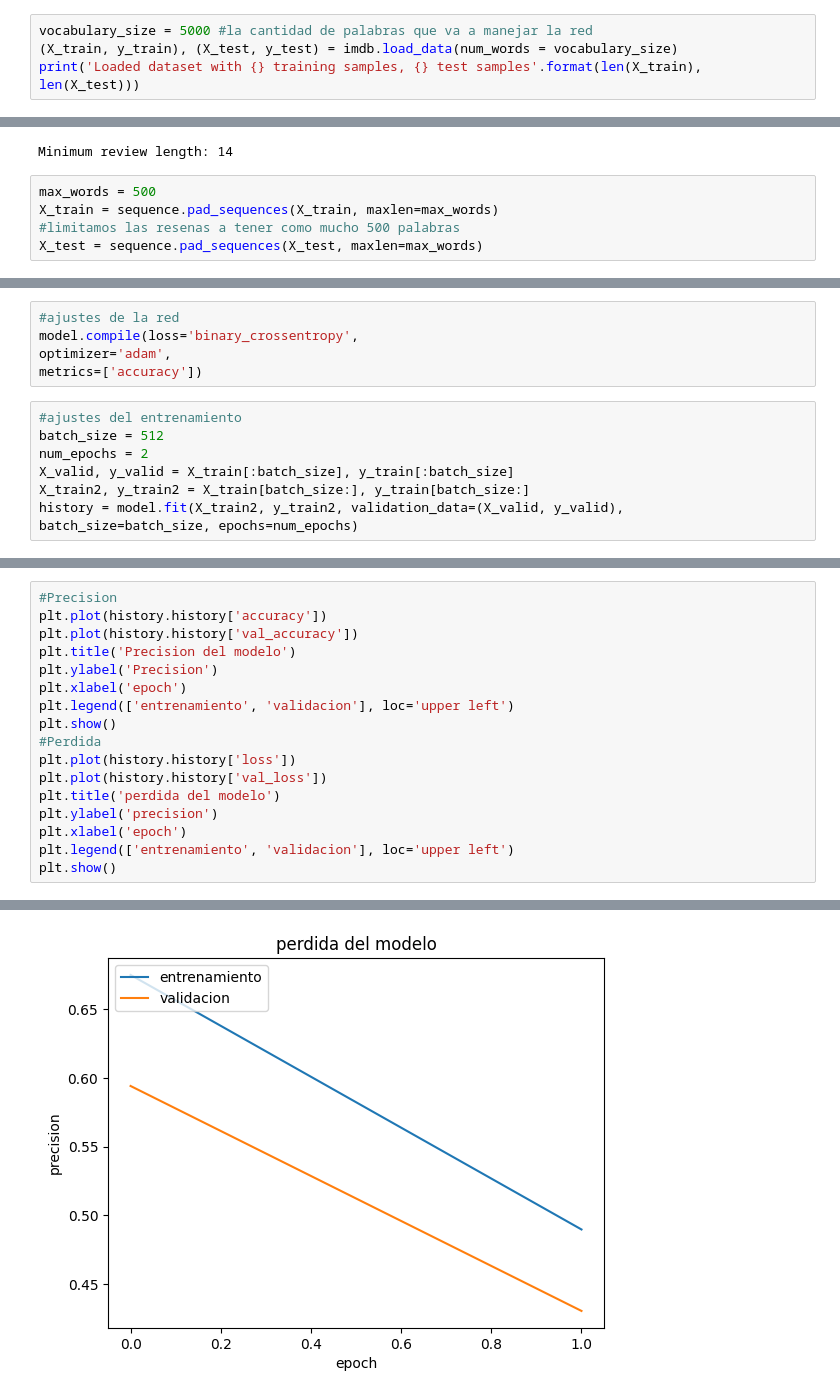
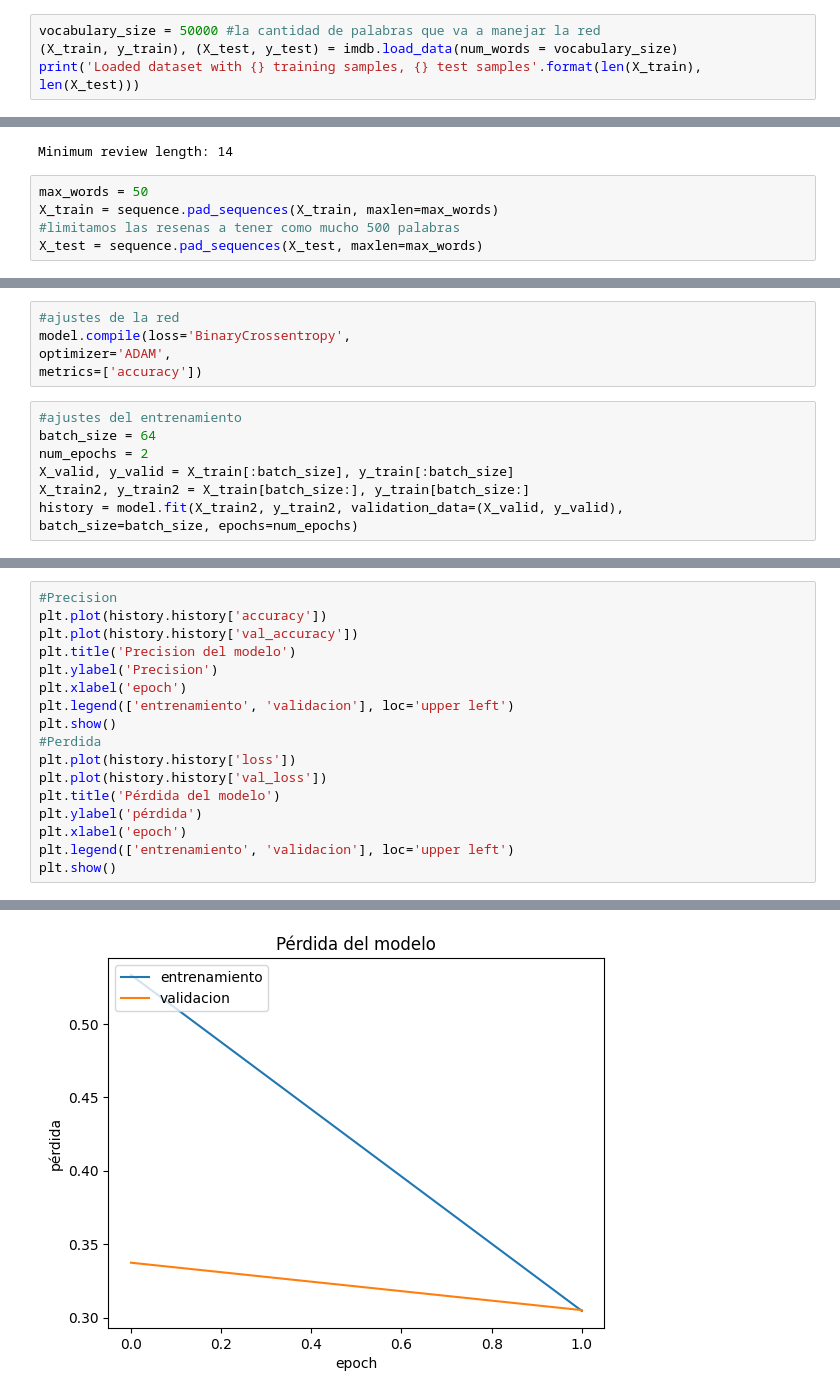
Before and after one commit to Mario0Neta/C-digo-TFG, a Jupyter notebook: VanillaRNN.ipynb, the cells around one changed output, grey strips where cells are left out. Drawn from its saved outputs; the diff is of its cells as text.

```diff
--- a/VanillaRNN.ipynb
+++ b/VanillaRNN.ipynb
@@ -11,7 +12,7 @@ from keras.layers import Embedding, Dense, SimpleRNN
 from keras.preprocessing import sequence
 import matplotlib.pyplot as plt
 # %%
-vocabulary_size = 5000 #la cantidad de palabras que va a manejar la red
+vocabulary_size = 50000 #la cantidad de palabras que va a manejar la red
 (X_train, y_train), (X_test, y_test) = imdb.load_data(num_words = vocabulary_size)
 print('Loaded dataset with {} training samples, {} test samples'.format(len(X_train), len(X_test)))
 # %% [output]
@@ -49,7 +56,7 @@ len(min((X_test + X_test), key=len))))
 # %% [output]
 Minimum review length: 14
 # %%
-max_words = 500
+max_words = 50
 X_train = sequence.pad_sequences(X_train, maxlen=max_words)
 #limitamos las resenas a tener como mucho 500 palabras
 X_test = sequence.pad_sequences(X_test, maxlen=max_words)
@@ -82,12 +86,12 @@ _________________________________________________________________
 None
 # %%
 #ajustes de la red
-model.compile(loss='binary_crossentropy',
-optimizer='adam',
+model.compile(loss='BinaryCrossentropy',
+optimizer='ADAM',
 metrics=['accuracy'])
 # %%
 #ajustes del entrenamiento
-batch_size = 512
+batch_size = 64
 num_epochs = 2
 X_valid, y_valid = X_train[:batch_size], y_train[:batch_size]
 X_train2, y_train2 = X_train[batch_size:], y_train[batch_size:]
@@ -111,8 +114,8 @@ plt.show()
 #Perdida
 plt.plot(history.history['loss'])
 plt.plot(history.history['val_loss'])
-plt.title('perdida del modelo')
-plt.ylabel('precision')
+plt.title('Pérdida del modelo')
+plt.ylabel('pérdida')
 plt.xlabel('epoch')
 plt.legend(['entrenamiento', 'validacion'], loc='upper left')
 plt.show()
@@ -121,4 +124,4 @@ plt.show()
-[figure, old version]
+[figure, new version]
 # %%
 scores = model.evaluate(X_test, y_test, verbose=0)
 print('Test accuracy:', scores[1])
```
Also changed, not shown: parts of 12 cells of this notebook.
